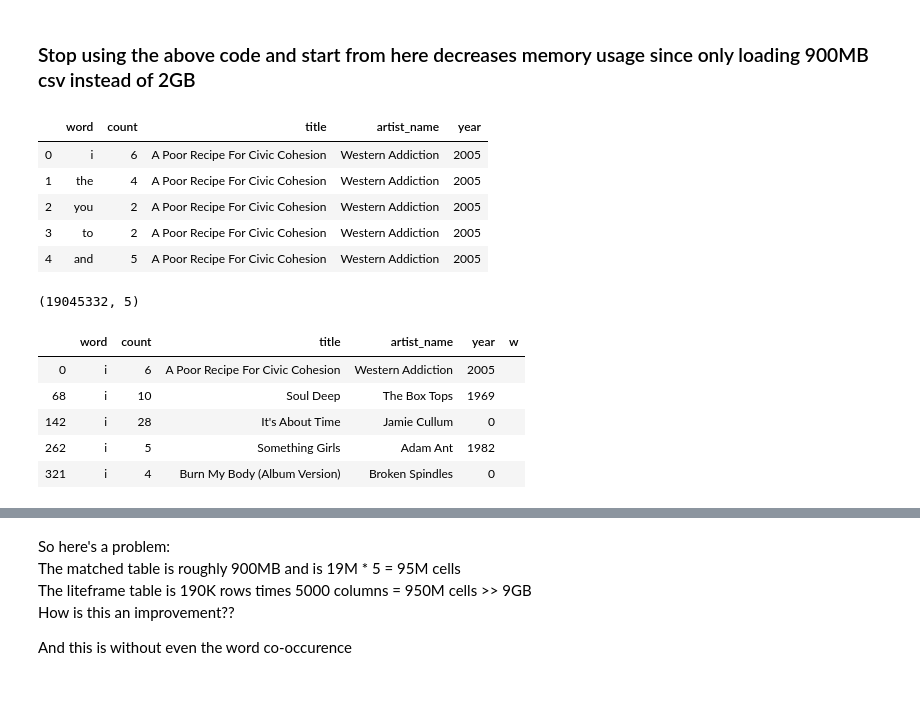
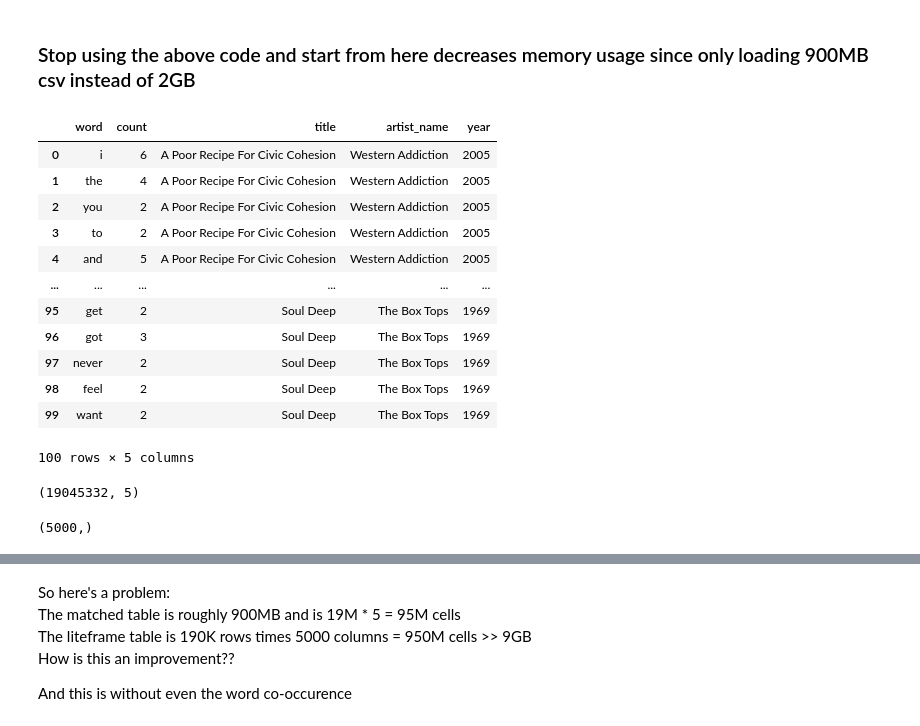
Before and after one commit to wang-xo/DataViz-KUL-2020, a Jupyter notebook: Tableau/Megamatrix_book.ipynb, the cells around one changed output, grey strips where cells are left out. Cells and saved outputs as stored; diff of their text form; code cells hidden in the pictures; blank space fills up the shorter version.

```diff
--- a/Tableau/Megamatrix_book.ipynb
+++ b/Tableau/Megamatrix_book.ipynb
@@ -48,18 +54,28 @@ len(uniques)
 # %%
 # reading csv file
-matched = pd.read_csv(r"../Py code/words_songs_matched_lite.csv")
+matched = pd.read_csv(r"../Py code/words_songs_matched_lite.zip")
 # %%
-matched.head()
+matched.head(100)
 # %% [output]
 |  | word | count | title | artist_name | year |
 | 0 | i | 6 | A Poor Recipe For Civic Cohesion | Western Addiction | 2005 |
 | 1 | the | 4 | A Poor Recipe For Civic Cohesion | Western Addiction | 2005 |
 | 2 | you | 2 | A Poor Recipe For Civic Cohesion | Western Addiction | 2005 |
 | 3 | to | 2 | A Poor Recipe For Civic Cohesion | Western Addiction | 2005 |
 | 4 | and | 5 | A Poor Recipe For Civic Cohesion | Western Addiction | 2005 |
+| ... | ... | ... | ... | ... | ... |
+| 95 | get | 2 | Soul Deep | The Box Tops | 1969 |
+| 96 | got | 3 | Soul Deep | The Box Tops | 1969 |
+| 97 | never | 2 | Soul Deep | The Box Tops | 1969 |
+| 98 | feel | 2 | Soul Deep | The Box Tops | 1969 |
+| 99 | want | 2 | Soul Deep | The Box Tops | 1969 |
+100 rows × 5 columns
 # %%
 matched.shape
 # %% [output]
 (19045332, 5)
 # %%
 uniquewords = matched.word.unique()
+print(uniquewords.shape)
+# %% [output]
+(5000,)
@@ -74,9 +81,0 @@ matched.drop_duplicates(subset='title', inplace=True)
-# %%
-matched.head()
-# %% [output]
-|  | word | count | title | artist_name | year | w |
-| 0 | i | 6 | A Poor Recipe For Civic Cohesion | Western Addiction | 2005 |  |
-| 68 | i | 10 | Soul Deep | The Box Tops | 1969 |  |
-| 142 | i | 28 | It's About Time | Jamie Cullum | 0 |  |
-| 262 | i | 5 | Something Girls | Adam Ant | 1982 |  |
-| 321 | i | 4 | Burn My Body (Album Version) | Broken Spindles | 0 |  |
```
Also changed, not shown: parts of 23 cells of this notebook, 3 other files.
